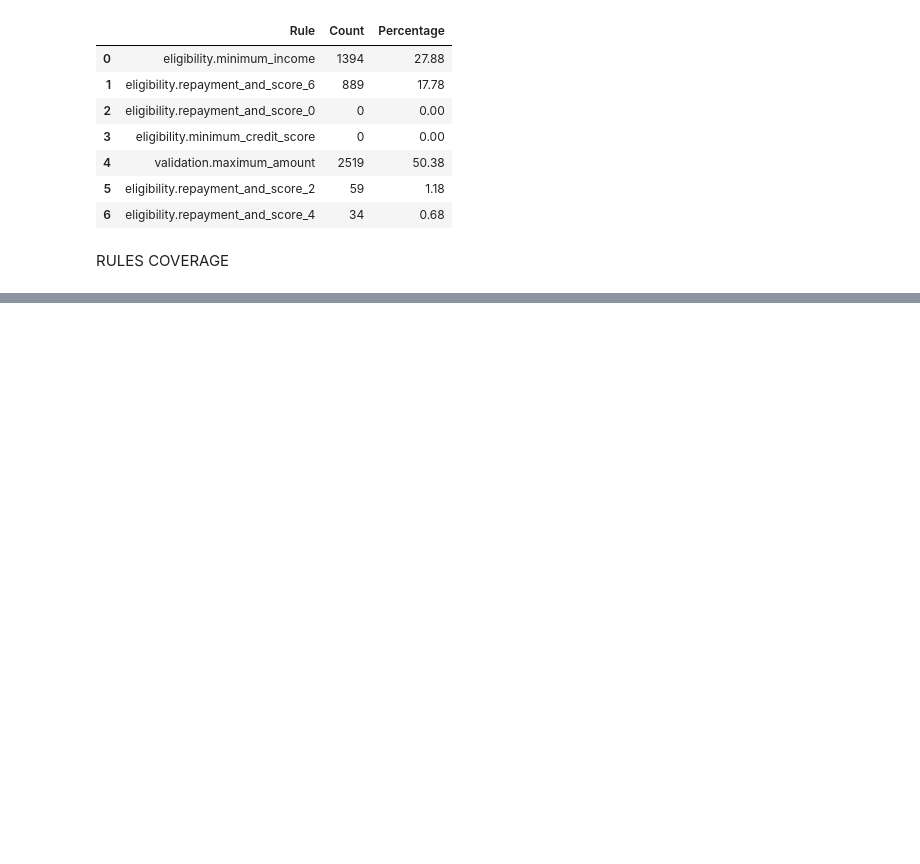
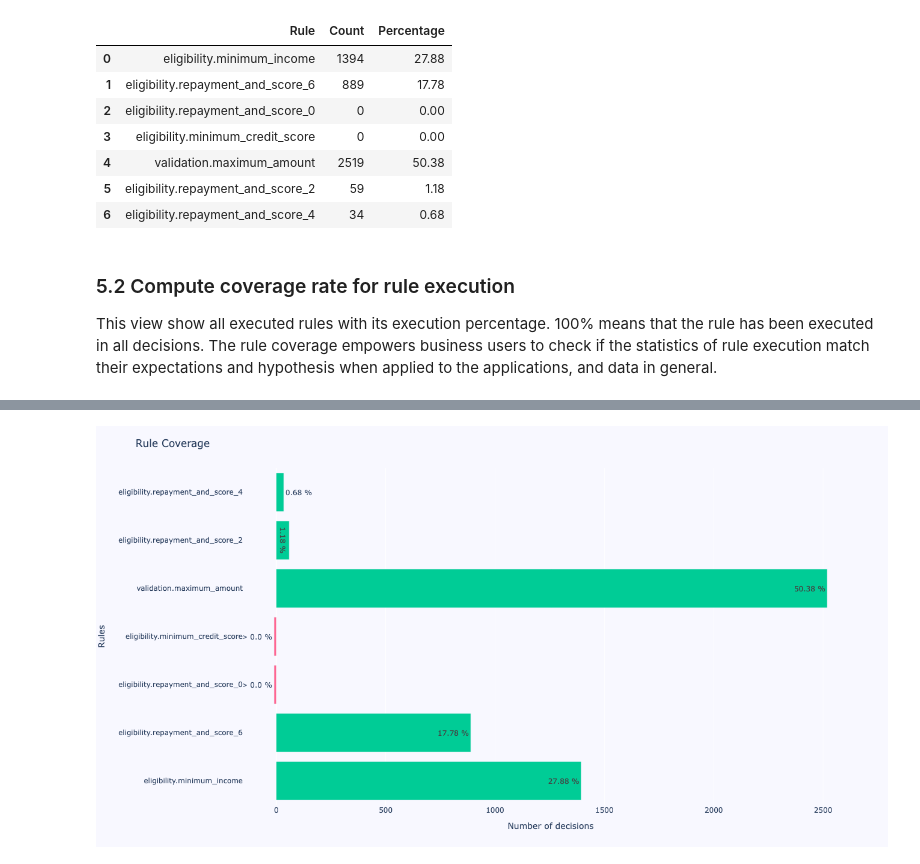
Before and after one commit to DecisionsDev/decisions-analytics, a Jupyter notebook: notebooks/ODM/odm-loanvalidation-analytics.ipynb, the cells around one changed output, grey strips where cells are left out. Drawn from its saved outputs; the diff is of its cells as text; code cells hidden in the pictures; blank space fills up the shorter version.

```diff
--- a/notebooks/ODM/odm-loanvalidation-analytics.ipynb
+++ b/notebooks/ODM/odm-loanvalidation-analytics.ipynb
@@ -471,7 +509,8 @@ rules_coverage
 | 5 | eligibility.repayment_and_score_2 | 59 | 1.18 |
 | 6 | eligibility.repayment_and_score_4 | 34 | 0.68 |
 # %% [markdown]
-RULES COVERAGE
+### 5.2 Compute coverage rate for rule execution
+This view show all executed rules with its execution percentage. 100% means that the rule has been executed in all decisions. The rule coverage empowers business users to check if the statistics of rule execution match their expectations and hypothesis when applied to the applications, and data in general.
 # %%
 fig = go.Figure(go.Bar(
             x=[-10 if count==0 else count for count in rules_coverage['Count']],
@@ -487,7 +526,7 @@ fig.update_xaxes(title_text='Number of decisions')
 fig.update_yaxes(title_text='Rules')
 
 fig.update_layout(
-    title='RULES COVERAGE',
+    title='Rule Coverage',
     legend=dict(x=0.029, y=1.038, font_size=10),
     margin=dict(l=100, r=50, t=70, b=70),
     height=700,
@@ -499,0 +538 @@ fig.show()
+[figure, added]
```
Also changed, not shown: parts of 24 cells of this notebook.
